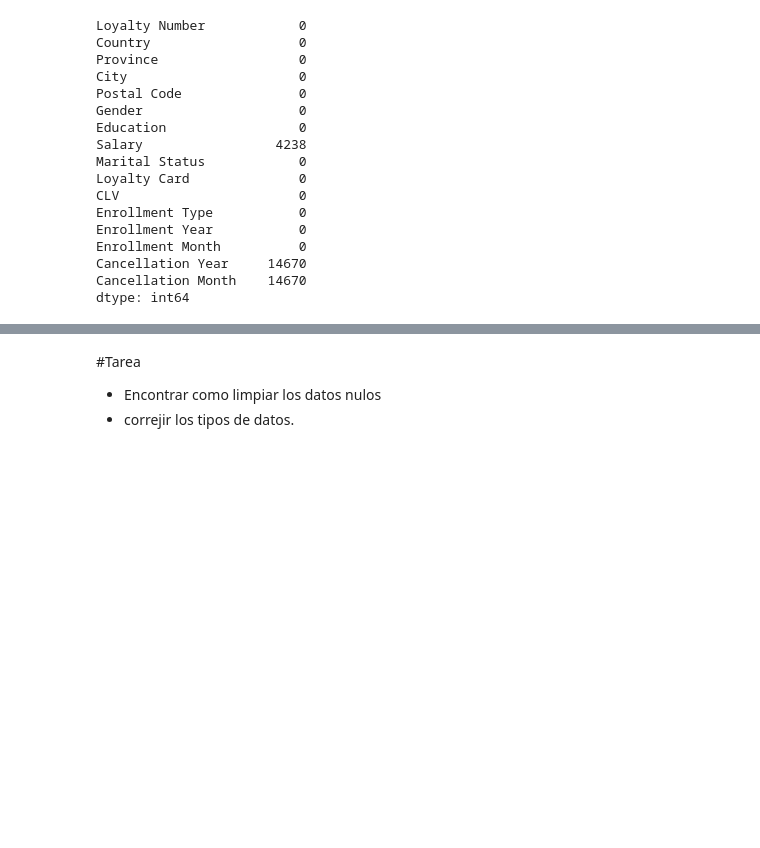
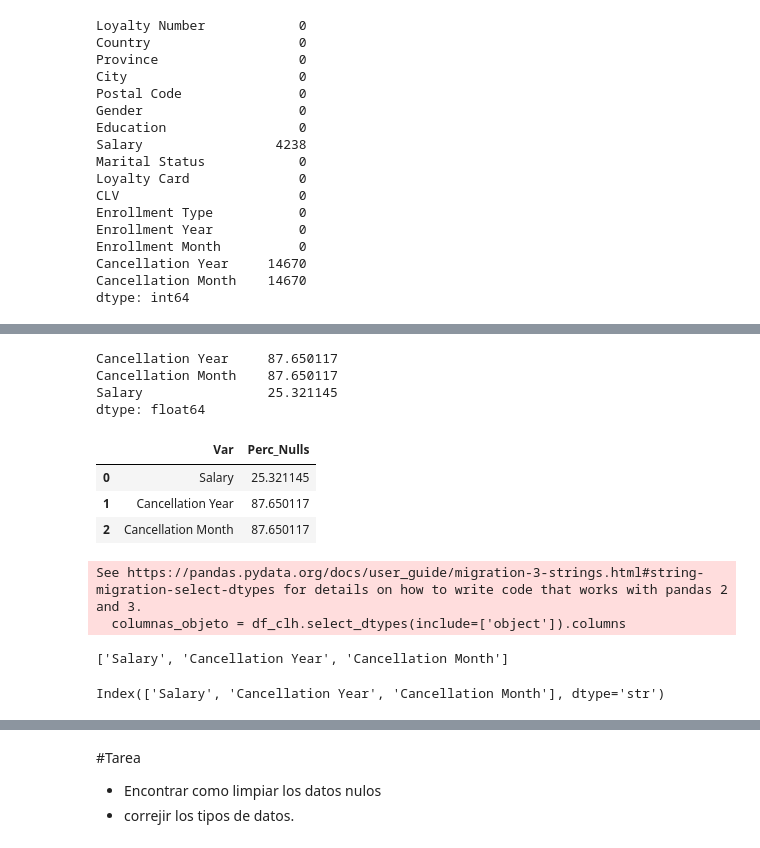
Before and after one commit to Adalab/bda-modulo-3-evaluacion-final-HanniaCorena, a Jupyter notebook: Exploracion en el CLH.ipynb, the cells around one changed output, grey strips where cells are left out. Cells and saved outputs as stored; diff of their text form; code cells hidden in the pictures; blank space fills up the shorter version.

```diff
--- a/Exploracion en el CLH.ipynb
+++ b/Exploracion en el CLH.ipynb
@@ -331,3 +347,8 @@ Enrollment Month          0
 Cancellation Year     14670
 Cancellation Month    14670
 dtype: int64
+# %%
+# % nulos
+nulos = df_clh.isnull().sum()/df_clh.shape[0]*100
+# % nulos ordenados de mayor a menor
+nulos.sort_values(ascending=False)
@@ -333,0 +373,33 @@ dtype: int64
+# %%
+# nos quedamos solo con variables que tienen algún nulo
+nulos = nulos[nulos > 0]
+nulos.sort_values(ascending=False)
+# %% [output]
+Cancellation Year     87.650117
+Cancellation Month    87.650117
+Salary                25.321145
+dtype: float64
+# %%
+nulos = nulos.to_frame(name='Perc_Nulls').reset_index().rename(columns={'index': 'Var'})
+nulos
+# %% [output]
+|  | Var | Perc_Nulls |
+| 0 | Salary | 25.321145 |
+| 1 | Cancellation Year | 87.650117 |
+| 2 | Cancellation Month | 87.650117 |
+# %%
+columnas_objeto = df_clh.select_dtypes(include=['object']).columns
+columnas_nulos = nulos['Var'].to_list()
+columnas_nulos
+# %% [output]
+See https://pandas.pydata.org/docs/user_guide/migration-3-strings.html#string-migration-select-dtypes for details on how to write code that works with pandas 2 and 3.
+  columnas_objeto = df_clh.select_dtypes(include=['object']).columns
+['Salary', 'Cancellation Year', 'Cancellation Month']
+# %%
+# Seleccionando variables numéricas con nulos en df
+columnas_numero = df_clh.select_dtypes(include=['number']).columns
+#columnas_nulos = nulos['var'].to_list()
+columnas_comunes_numero_nulos = columnas_numero.intersection(columnas_nulos)
+columnas_comunes_numero_nulos
+# %% [output]
+Index(['Salary', 'Cancellation Year', 'Cancellation Month'], dtype='str')
```
Also changed, not shown: parts of 21 cells of this notebook, 2 other files.
